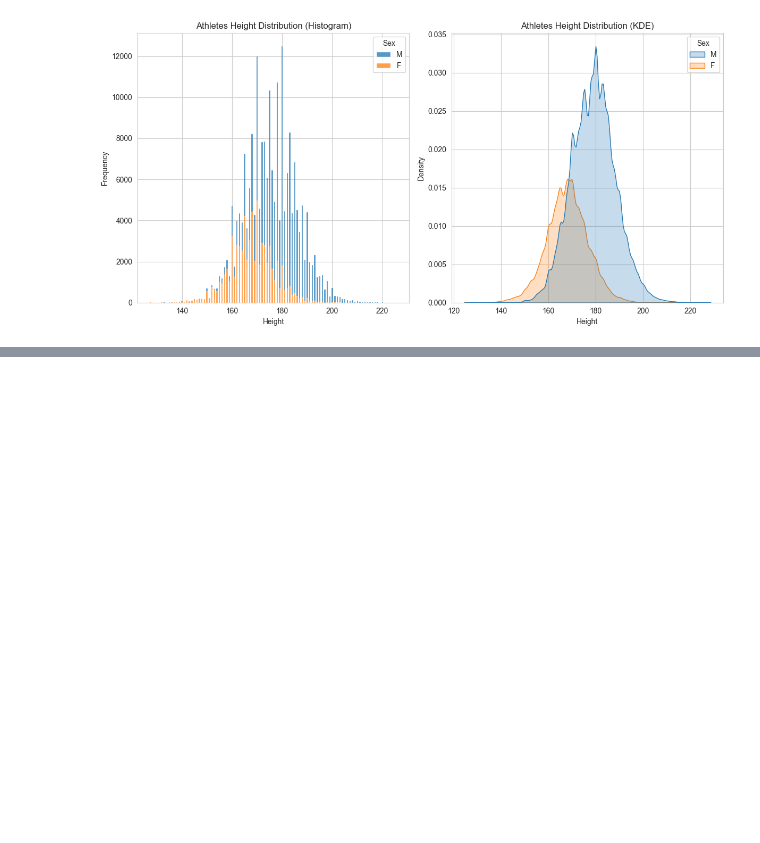
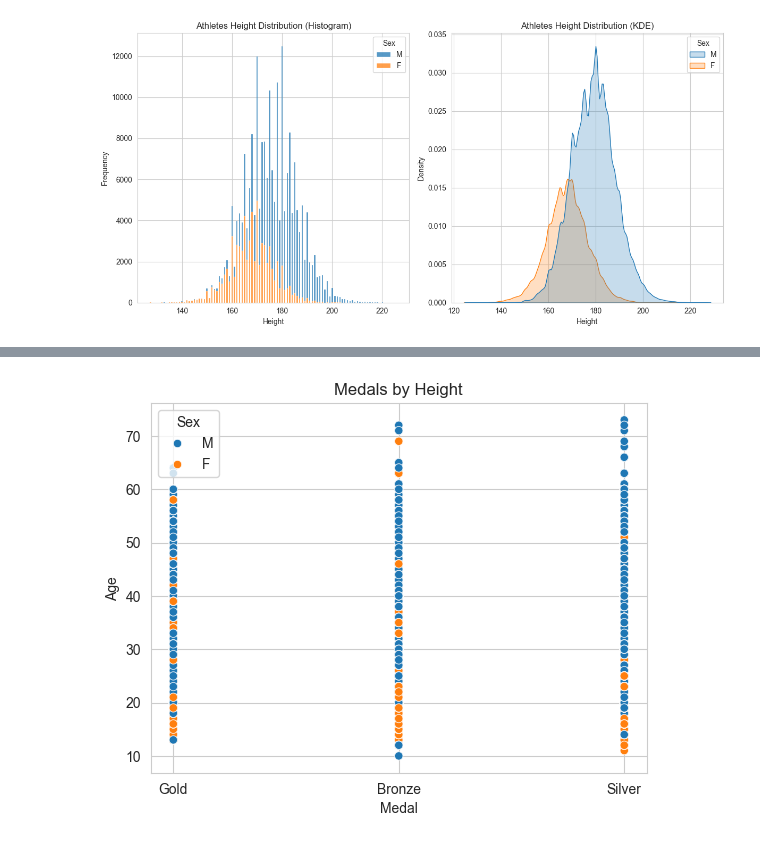
Before and after one commit to Dani-8/120Years-Of-Olympics-Data-Analysis, a Jupyter notebook: 120 Years Of Olympic.ipynb, the cells around one changed output, grey strips where cells are left out. Cells and saved outputs as stored; diff of their text form; code cells hidden in the pictures; blank space fills up the shorter version.

```diff
--- a/120 Years Of Olympic.ipynb
+++ b/120 Years Of Olympic.ipynb
@@ -228,0 +235,6 @@ plt.show()
+# %%
+sns.scatterplot(x="Medal" , y="Age", hue="Sex" , data=df)
+plt.title("Medals by Height")
+plt.show()
+# %% [output]
+[figure, added]
```
Also changed, not shown: parts of 1 cell of this notebook.
